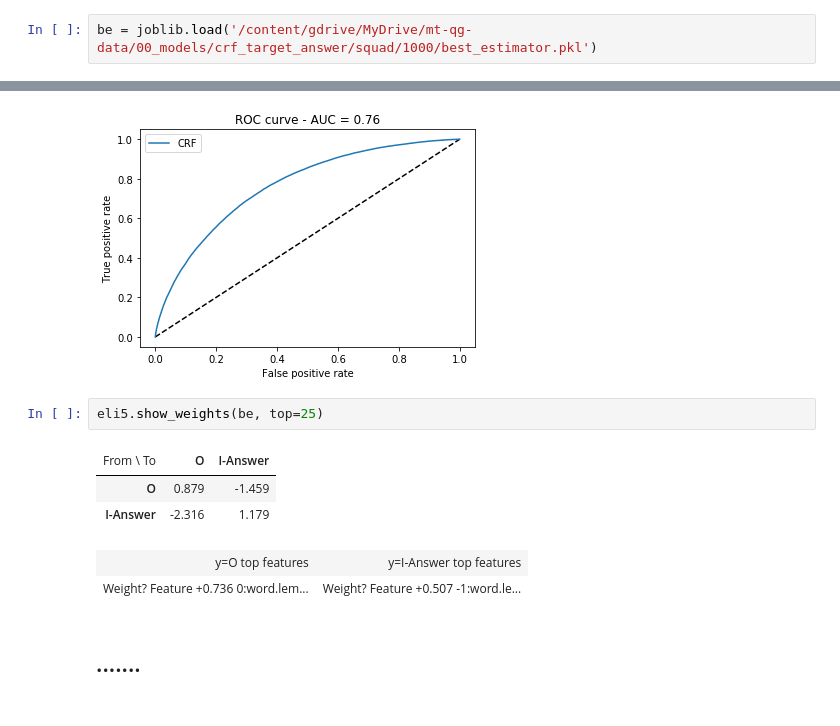
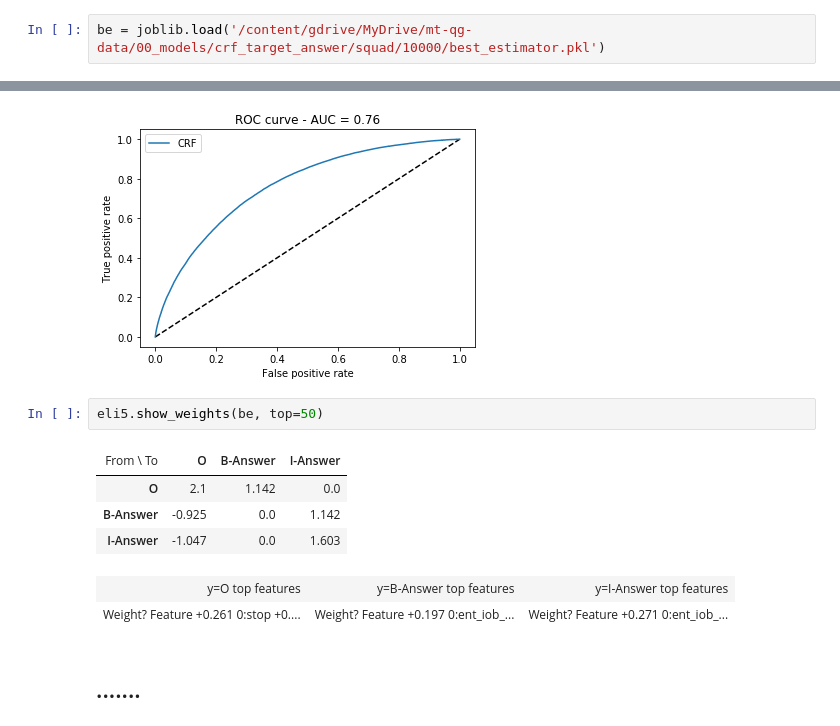
Before and after one commit to soerenetler/crf_target_answer, a Jupyter notebook: evaluate_best_estimator.ipynb, the cells around one changed output, grey strips where cells are left out. Drawn from its saved outputs; the diff is of its cells as text.

```diff
--- a/evaluate_best_estimator.ipynb
+++ b/evaluate_best_estimator.ipynb
@@ -75,4 +75,4 @@ from Custom import *
 from sklearn_crfsuite import metrics
 from evaluation_utils import visualize_transitions, print_annotated_text, crf_roc_curve
 # %%
-be = joblib.load('/content/gdrive/MyDrive/mt-qg-data/00_models/crf_target_answer/squad/1000/best_estimator.pkl')
+be = joblib.load('/content/gdrive/MyDrive/mt-qg-data/00_models/crf_target_answer/squad/10000/best_estimator.pkl')
@@ -136,13 +126,14 @@ crf_roc_curve(y_train, y_pred_train_marginals)
 avg / total    0.81855   0.85512   0.79130    264609
 [figure]
 # %%
-eli5.show_weights(be, top=25)
+eli5.show_weights(be, top=50)
 # %% [output]
-| From \ To | O | I-Answer |
-| O | 0.879 | -1.459 |
-| I-Answer | -2.316 | 1.179 |
+| From \ To | O | B-Answer | I-Answer |
+| O | 2.1 | 1.142 | 0.0 |
+| B-Answer | -0.925 | 0.0 | 1.142 |
+| I-Answer | -1.047 | 0.0 | 1.603 |
-| y=O top features | y=I-Answer top features |
-| Weight? Feature +0.736 0:word.lem... | Weight? Feature +0.507 -1:word.le... |
+| y=O top features | y=B-Answer top features | y=I-Answer top features |
+| Weight? Feature +0.261 0:stop +0.... | Weight? Feature +0.197 0:ent_iob_... | Weight? Feature +0.271 0:ent_iob_... |
 # %% [markdown]
 ## .......
 # %%
```
Also changed, not shown: parts of 6 cells of this notebook.
